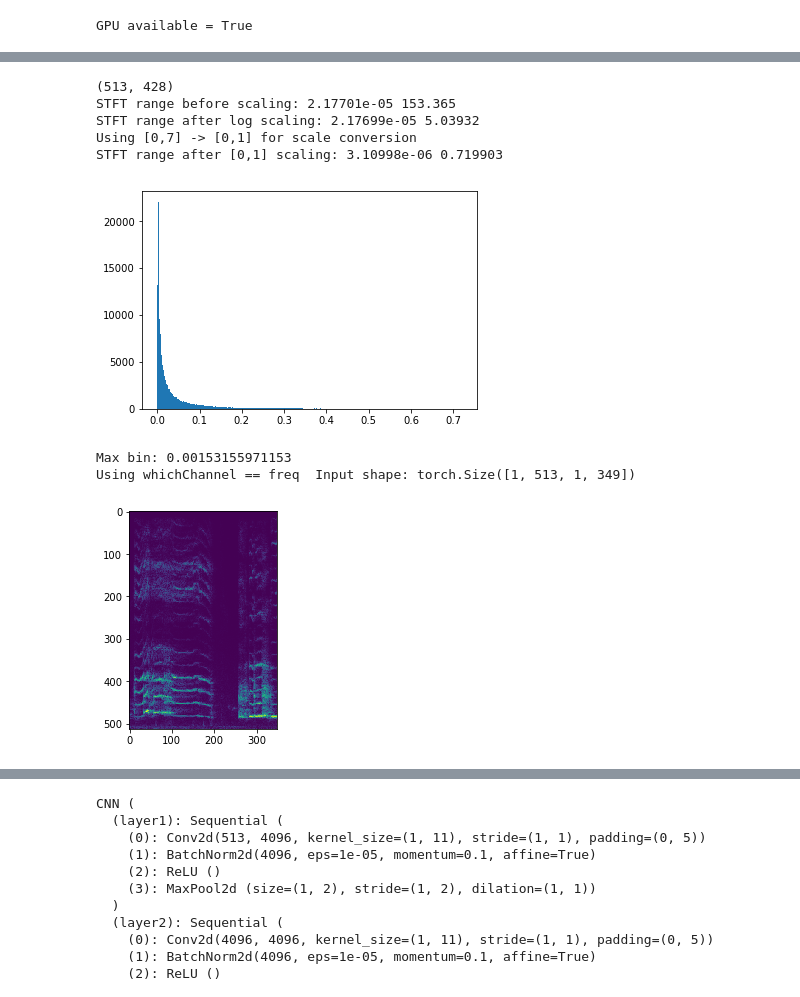
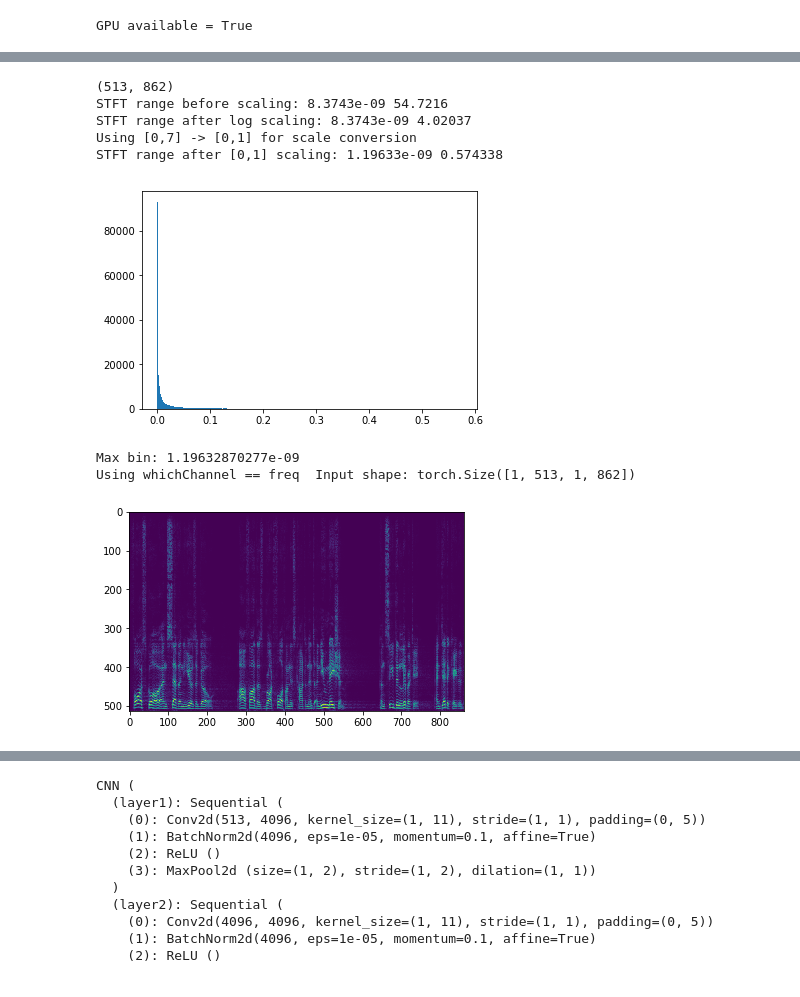
Before and after one commit to muhdhuz/Audio_NeuralStyle, a Jupyter notebook: neural_style_audio_pretrained.ipynb, the cells around one changed output, grey strips where cells are left out. Saved outputs shown, nothing was run; the diff lists cells and outputs as text; code cells hidden in the pictures.

```diff
--- a/neural_style_audio_pretrained.ipynb
+++ b/neural_style_audio_pretrained.ipynb
@@ -41,26 +41,24 @@ dtype = torch.cuda.FloatTensor if use_cuda else torch.FloatTensor
 GPU available = True
 # %%
 # set filenames
-STYLE_FILENAME = "inputs/rooster.wav" #input filename
-savename_style = 'CrichSrooster_linear'
-CONTENT_FILENAME = "inputs/rich.wav" #'inputs/gettysburg.mp3' #input filename
-outname = 'input' #output dir
+STYLE_FILENAME = "inputs/gettysburg.mp3" #input filename
+savename_style = 'getty' #output filename
+CONTENT_FILENAME = None #"inputs/rich.wav" #'inputs/gettysburg.mp3' #input filename, None if doing texture synthesis
+outname = 'channel_size' #output dir
 runs = 1 # no. of separate outputs (to test consistency), 1 if only want single output
 
 #librosa audio params
 N_FFT = 1024
 K_HOP = 256
+
 # architecture
-
 """load model"""
-model_path = None #"/home/huzaifah/Documents/CNN-pytorch/1dfreq/2017-11-23_18-24-01_cnn_epoch30.pth"
+model_path = None #"/home/huzaifah/Documents/CNN-pytorch/2d/2017-12-07_14-35-42_cnn_epoch30.pth"
 param_pkl = "/home/huzaifah/Documents/CNN-pytorch/1dfreq/params"
 use01scale = True #set to true if want to scale img to [0,1] prior to training. Recommended if using VGG19
 boundopt = True #whether to regularize the input within [lower,upper]. Recommended if using VGG19
 
 whichChannel = "freq" #2d=2d conv, 1d options:freq=freq bins as channels, time= time bins as channels
-N_FILTERS = 4096 #no. of filters in 1st conv layer
-hor_filter = 11 #width of conv filter, for 2d also the height of (square) kernel
 # %%
 display(Audio(STYLE_FILENAME))
 # %% [output]
@@ -137,7 +135,7 @@ def inv_db(img,shift=0.,scale=80.):
 R, fs = read_audio_spectum(STYLE_FILENAME)
 print(R.shape)
 print("STFT range before scaling:",np.amin(R),np.amax(R))
-a_style = log_scale(R[:,:349])
+a_style = log_scale(R[:,:])
 print("STFT range after log scaling:",np.amin(a_style),np.amax(a_style))
 
 if use01scale == True:
@@ -152,41 +150,41 @@ if use01scale == True:
 fig = plt.figure()
 #plt.title('Style histogram')
 ax = fig.add_subplot(111)
 n,b,_ = ax.hist(a_style.flatten(),bins='auto')
 maxbin = np.argmax(n)
 plt.show()
 fig.savefig('experiments/'+outname+'/'+savename_style+'_styleinput'+'_hist.png',bbox_inches='tight')
 print("Max bin:",b[maxbin])
 
 fig2 = plt.figure() #figsize=(10, 5)
 #plt.title('Style spectrogram')
 plt.imshow(np.flipud(a_style))
 fig2.savefig('experiments/'+outname+'/'+savename_style+'_styleinput'+'.png',bbox_inches='tight')
 
 
 N_SAMPLES = a_style.shape[1] #time bins
 N_FREQ = a_style.shape[0] #freq bins
 
 a_style = np.ascontiguousarray(a_style[None,None,:,:]) #[batch,channels,freq,samples]
 if whichChannel == "2d":
     a_style = torch.from_numpy(a_style) #pytorch:[batch,channels(1),height(freq),width(samples)]
 elif whichChannel == "freq":
     a_style = torch.from_numpy(a_style).permute(0,2,1,3) #pytorch:[batch,channels(freq),height(1),width(samples)]
 elif whichChannel == "time":
     a_style = torch.from_numpy(a_style).permute(0,3,1,2) #pytorch:[batch,channels(samples),height(1),width(freq)]
 
 style_img = Variable(a_style).type(dtype) #convert to pytorch variable
 print("Using whichChannel ==",whichChannel," Input shape:",style_img.data.shape) #check shape is correct
 # %% [output]
-(513, 428)
-STFT range before scaling: 2.17701e-05 153.365
-STFT range after log scaling: 2.17699e-05 5.03932
+(513, 862)
+STFT range before scaling: 8.3743e-09 54.7216
+STFT range after log scaling: 8.3743e-09 4.02037
 Using [0,7] -> [0,1] for scale conversion
-STFT range after [0,1] scaling: 3.10998e-06 0.719903
+STFT range after [0,1] scaling: 1.19633e-09 0.574338
-[figure, old version]
+[figure, new version]
-Max bin: 0.00153155971153
-Using whichChannel == freq  Input shape: torch.Size([1, 513, 1, 349])
+Max bin: 1.19632870277e-09
+Using whichChannel == freq  Input shape: torch.Size([1, 513, 1, 862])
-[figure, old version]
+[figure, new version]
 # %%
 if CONTENT_FILENAME is not None:
     R, fs = read_audio_spectum(CONTENT_FILENAME)
```
Also changed, not shown: parts of 11 cells of this notebook, 1 other file.
